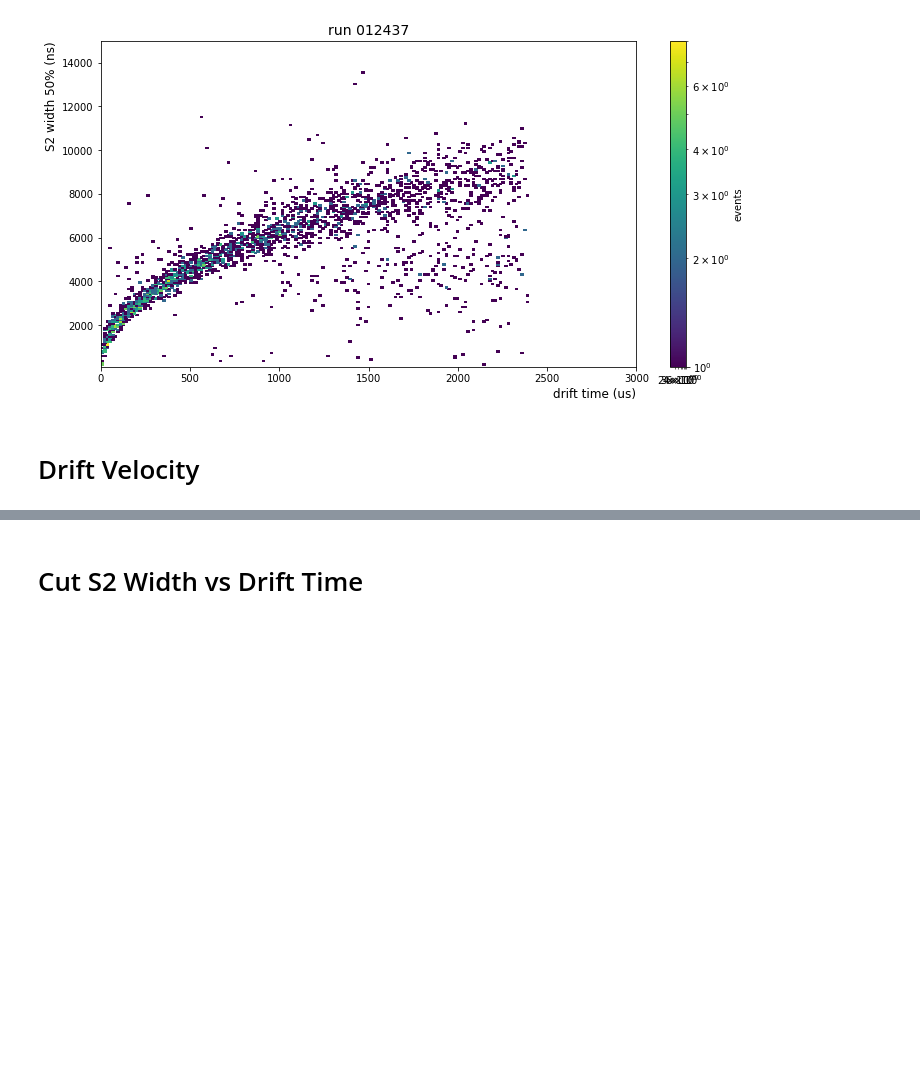
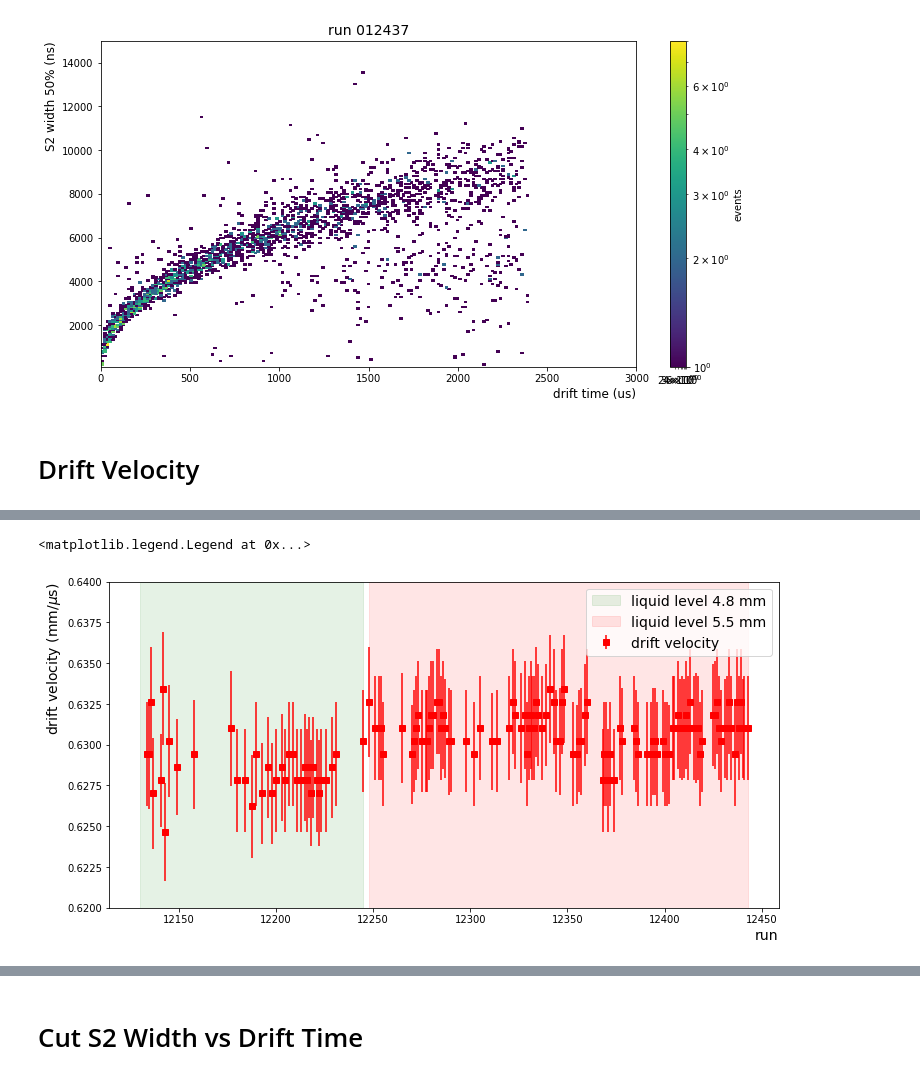
Before and after one commit to valerioda/xenon-note, a Jupyter notebook: fast_response_analysis/diffusion-study_Kr-data.ipynb, the cells around one changed output, grey strips where cells are left out. Drawn from its saved outputs; the diff is of its cells as text; code cells hidden in the pictures; blank space fills up the shorter version.

```diff
--- a/fast_response_analysis/diffusion-study_Kr-data.ipynb
+++ b/fast_response_analysis/diffusion-study_Kr-data.ipynb
@@ -333,0 +172,13 @@ run_ll5 = np.array(d_ll5['name'])
+# %%
+vdd, vdd_err = np.concatenate((vd,vd2)), np.concatenate((vd_err,vd_err2))
+plt.figure(figsize=(12,6))
+plt.xlabel("run", ha='right', x=1,fontsize=14)
+plt.ylabel("drift velocity (mm/$\mu$s)", ha='right', y=1,fontsize=14)
+plt.errorbar(rr,vdd,yerr=vdd_err,fmt='s',color='r',label='drift velocity')
+plt.axvspan(12130,12245, alpha=0.1, color='g', label='liquid level 4.8 mm')
+plt.axvspan(12248,12443, alpha=0.1, color='r', label='liquid level 5.5 mm')
+plt.ylim(0.62,0.64)
+plt.legend(fontsize=14)
+# %% [output]
+<matplotlib.legend.Legend at 0x...>
+[figure, added]
```
Also changed, not shown: parts of 26 cells of this notebook, 1 other file.
